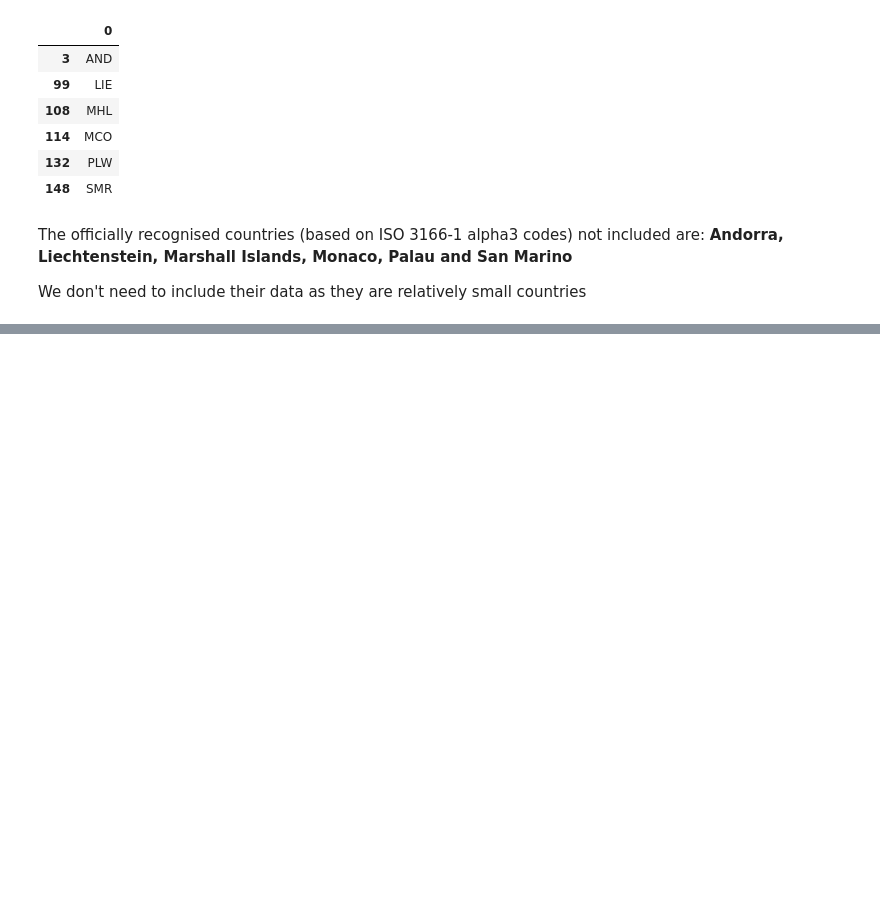
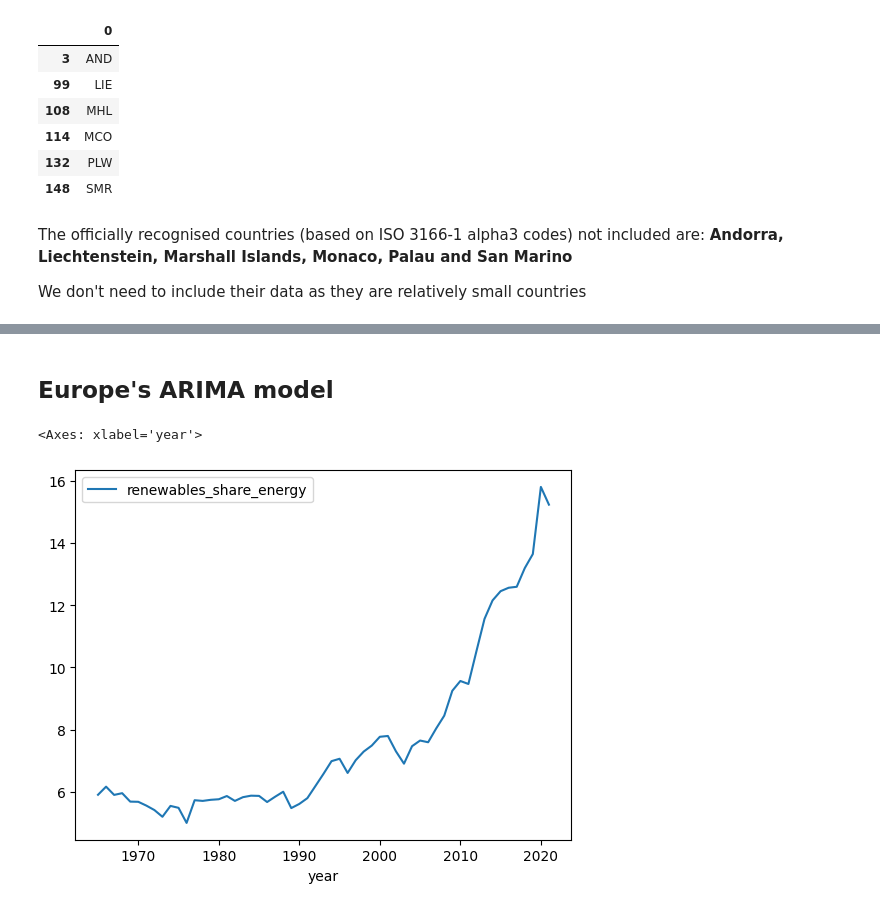
Before and after one commit to boon-keng/mini-project, a Jupyter notebook: ARIMA.ipynb, the cells around one changed output, grey strips where cells are left out. Saved outputs shown, nothing was run; the diff lists cells and outputs as text; code cells hidden in the pictures; blank space fills up the shorter version.

Commit message:
updated continent ARIMA

```diff
--- a/ARIMA.ipynb
+++ b/ARIMA.ipynb
@@ -231,0 +276,9 @@ fig.show()
+# %% [markdown]
+## Europe's ARIMA model
+# %%
+# Start with one continent data first - Europe's renewable share of energy usage
+eu_renew = continent_data[continent_data['country'] == 'Europe'][['year', 'renewables_share_energy']].dropna().reset_index().drop(columns='index')
+eu_renew.plot(x = 'year', y = 'renewables_share_energy')
+# %% [output]
+<Axes: xlabel='year'>
+[figure, added]
```
Also changed, not shown: parts of 54 cells of this notebook, 1 other file.
